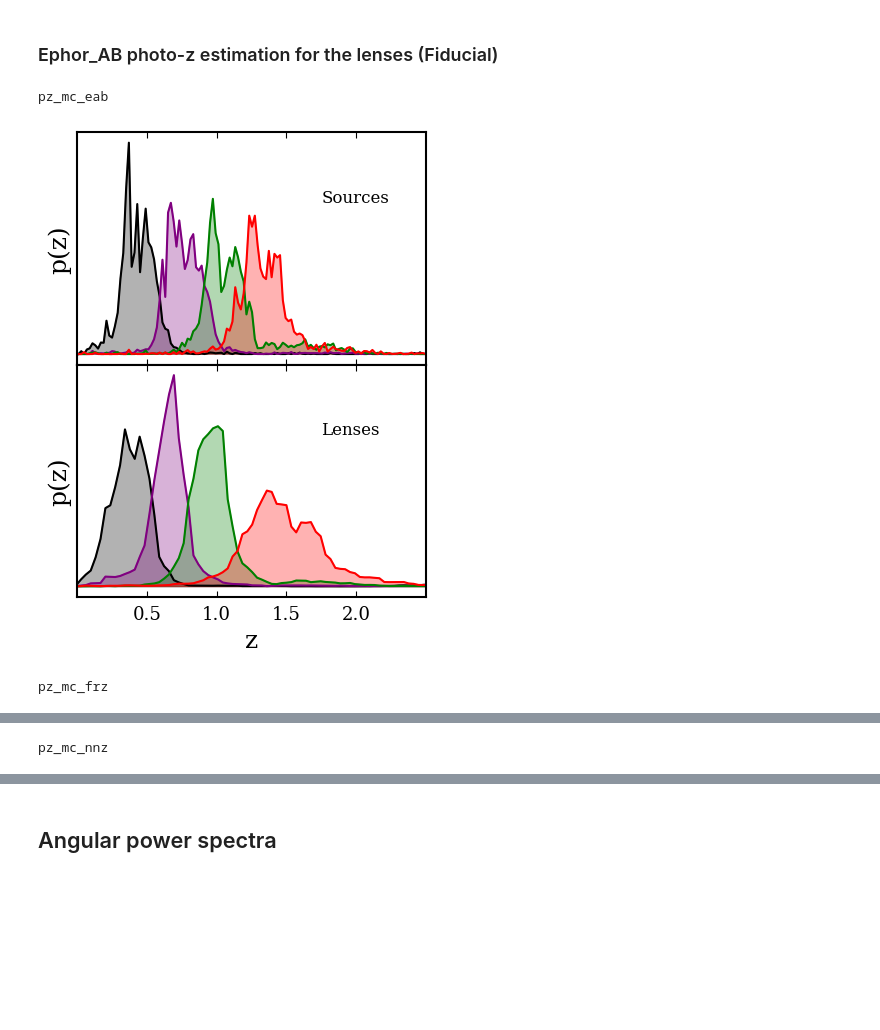
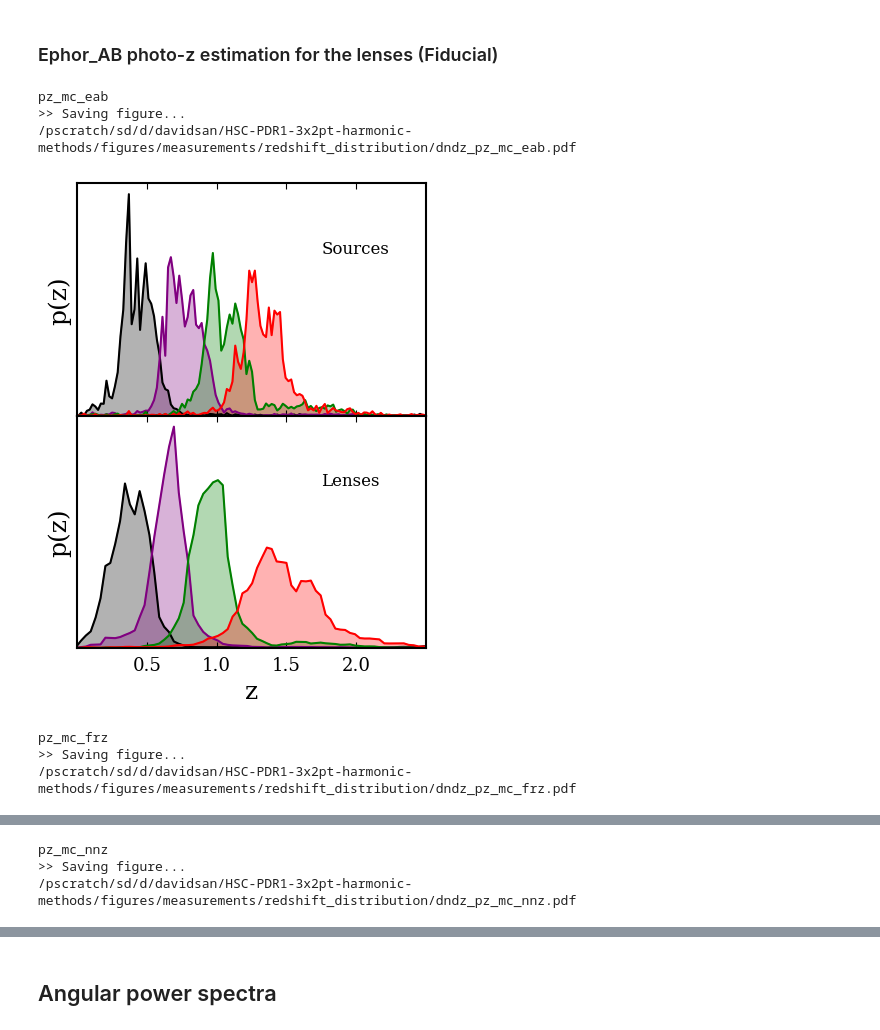
Before and after one commit to davsan06/HSC-PDR1-3x2pt-harmonic-methods, a Jupyter notebook: analysis/NBMeasurementPlot.ipynb, the cells around one changed output, grey strips where cells are left out. Cells and saved outputs as stored; diff of their text form; code cells hidden in the pictures; blank space fills up the shorter version.

```diff
--- a/analysis/NBMeasurementPlot.ipynb
+++ b/analysis/NBMeasurementPlot.ipynb
@@ -124,14 +124,19 @@ HSCMeasurementUtils.RedshiftDistr_plot(sacc = s,
 # %%
 pz_method_array = ['pz_mc_eab', 'pz_mc_frz', 'pz_mc_nnz']
 
 for pz_method in pz_method_array:
     print(pz_method)
     fname = os.path.join(f'/pscratch/sd/d/davidsan/HSC-PDR1-3x2pt-harmonic-methods/data/harmonic/txpipe/source_s16a_lens_dr1/all-fields/dndz/summary_statistics_fourier_all_SourcesS16A_LensesDR1_{pz_method}.sacc')
     s = sacc.Sacc.load_fits(fname)
 
     hmu.RedshiftDistr_plot(sacc = s,
-                        savepath = None)
+                           label = pz_method,
+                           savepath = '/pscratch/sd/d/davidsan/HSC-PDR1-3x2pt-harmonic-methods/figures/measurements/redshift_distribution')
 # %% [output]
 pz_mc_eab
+>> Saving figure...
+/pscratch/sd/d/davidsan/HSC-PDR1-3x2pt-harmonic-methods/figures/measurements/redshift_distribution/dndz_pz_mc_eab.pdf
-[figure, old version]
+[figure, new version]
 pz_mc_frz
+>> Saving figure...
+/pscratch/sd/d/davidsan/HSC-PDR1-3x2pt-harmonic-methods/figures/measurements/redshift_distribution/dndz_pz_mc_frz.pdf
@@ -139 +144,3 @@ pz_mc_frz
 pz_mc_nnz
+>> Saving figure...
+/pscratch/sd/d/davidsan/HSC-PDR1-3x2pt-harmonic-methods/figures/measurements/redshift_distribution/dndz_pz_mc_nnz.pdf
```
Also changed, not shown: parts of 6 cells of this notebook, 2 other files.
